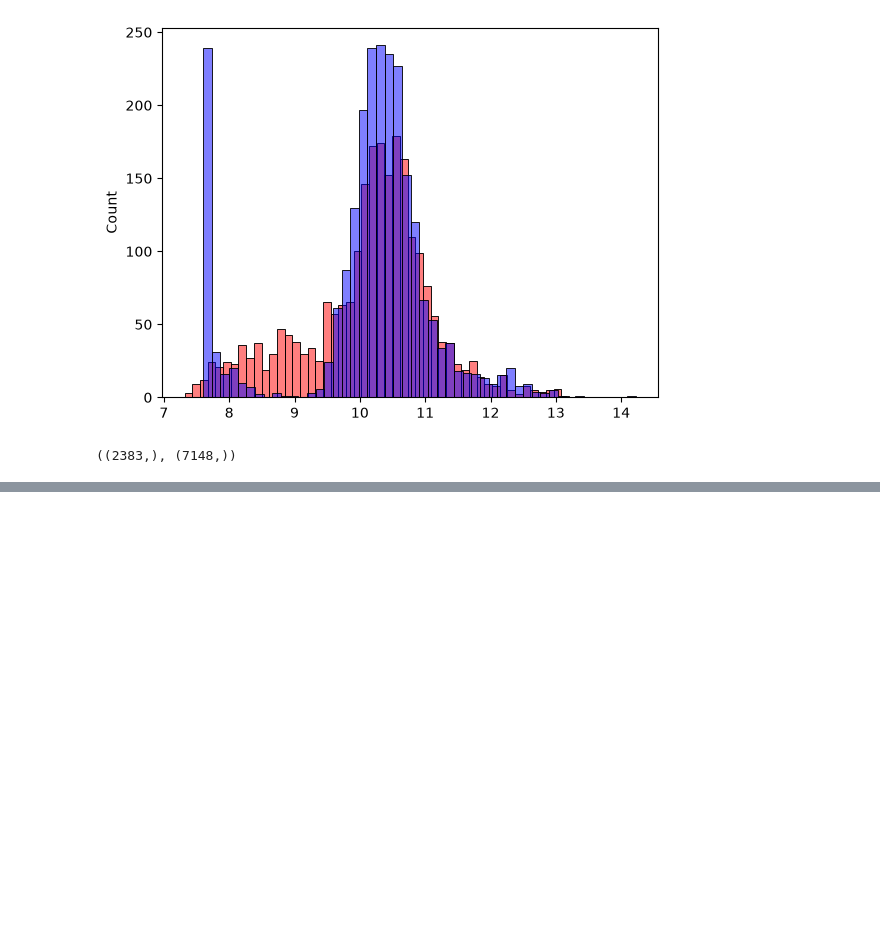
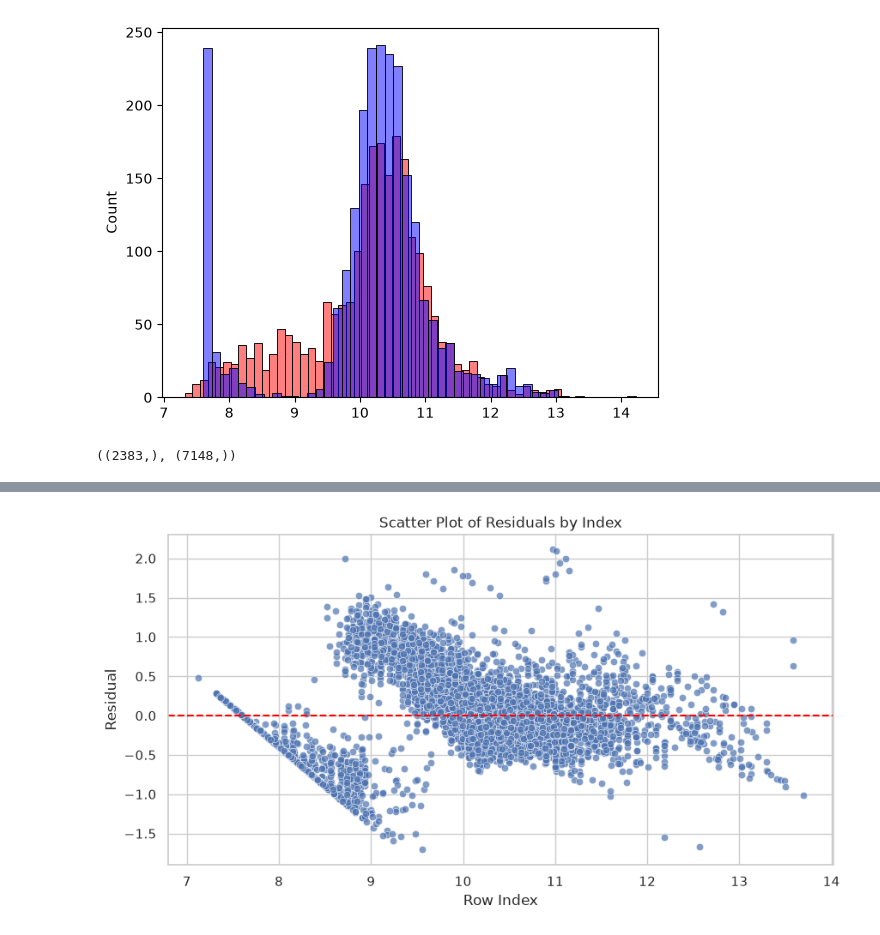
Before and after one commit to dangerpouse/zoomcamp---Machine-Learning, a Jupyter notebook: 02 - Regression/Full run using sklearn.ipynb, the cells around one changed output, grey strips where cells are left out. Drawn from its saved outputs; the diff is of its cells as text; code cells hidden in the pictures; blank space fills up the shorter version.

```diff
--- a/02 - Regression/Full run using sklearn.ipynb
+++ b/02 - Regression/Full run using sklearn.ipynb
@@ -355,0 +397,23 @@ y_train.shape, y_val.shape
+# %%
+import matplotlib.pyplot as plt
+import seaborn as sns
+
+# Set the theme
+sns.set_theme(style="whitegrid")
+
+plt.figure(figsize=(10, 5))
+
+# Plot dataframe index vs residuals
+sns.scatterplot(data=df_res, x='pred', y="residual", alpha=0.7)
+
+# Add a horizontal baseline at y=0 (representing perfect predictions)
+plt.axhline(y=0, color="red", linestyle="--", linewidth=1.5)
+
+# Labels and title
+plt.xlabel("Row Index")
+plt.ylabel("Residual")
+plt.title("Scatter Plot of Residuals by Index")
+
+plt.show()
+# %% [output]
+[figure, added]
```
Also changed, not shown: parts of 3 cells of this notebook.
